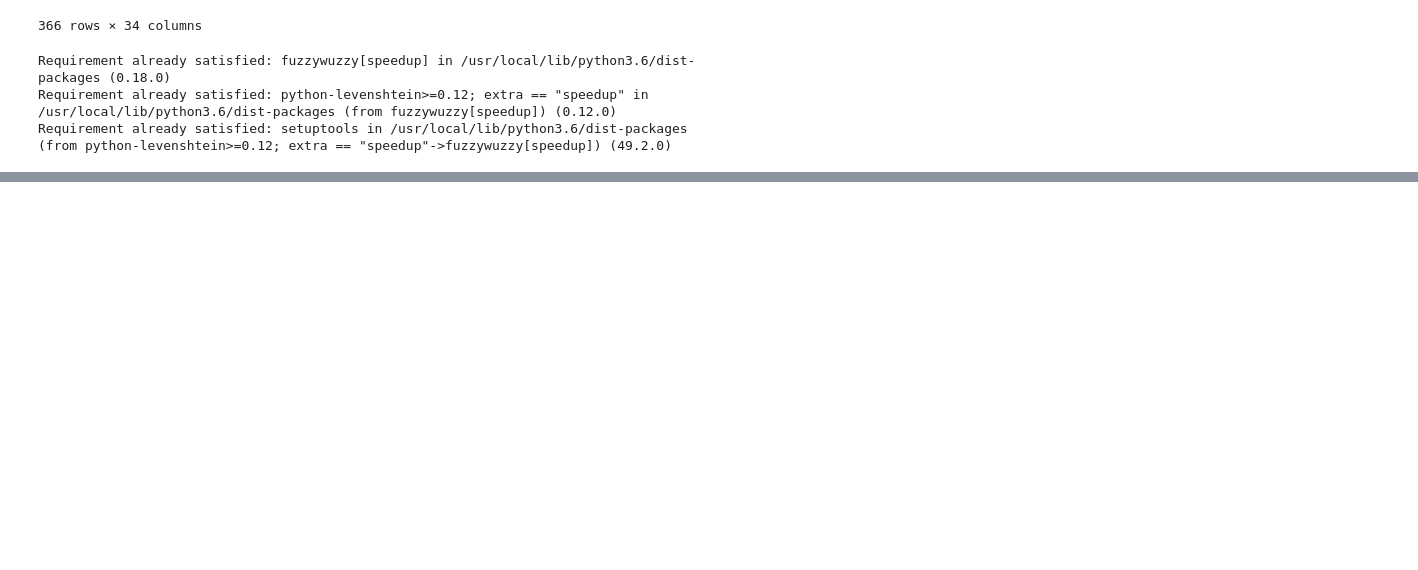
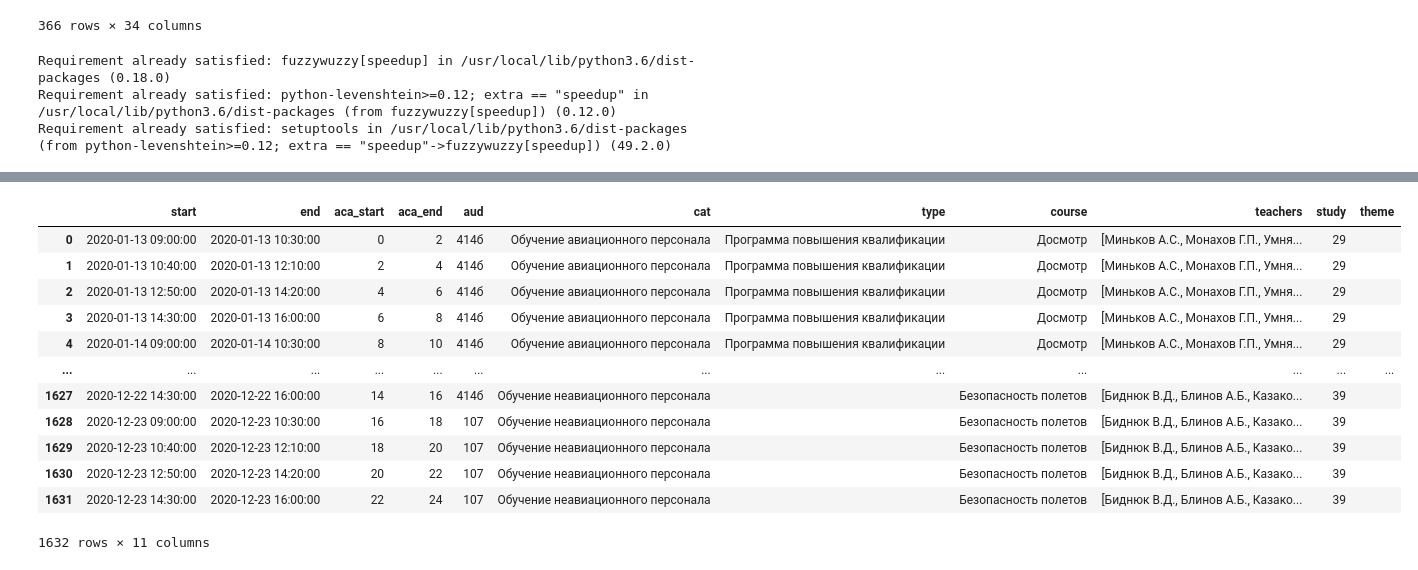
Before and after one commit to neverix/Pulkovo-Hack-Team-2020, a Jupyter notebook: Schedule.ipynb, the cells around one changed output, grey strips where cells are left out. Drawn from its saved outputs; the diff is of its cells as text; code cells hidden in the pictures; blank space fills up the shorter version.

```diff
--- a/Schedule.ipynb
+++ b/Schedule.ipynb
@@ -269,0 +438,72 @@ Requirement already satisfied: setuptools in /usr/local/lib/python3.6/dist-packa
+# %%
+from scipy.optimize import linear_sum_assignment
+
+def divide_classes(pairs):
+  new_pairs = pairs.copy()
+  # распределять надо среди параллельных пар
+  for period, group in pairs.groupby(["start", "end"]):
+    # распределяем по аудиториям
+    # clss = set(group["aud"].apply(pd.Series).stack().reset_index(drop=True))
+    # составляем матрицу совместимости кабинетов и преподов
+    weights = np.zeros((len(group), len(classes)))
+    rows = np.zeros(len(group))
+    for i, (k, grp) in enumerate(group.iterrows()):
+      for j, cls in classes.iterrows():
+        # проверяем, возможно ли вообще их совместить
+        impossible = False
+
+        # проверяем по предметам
+        study = studies.iloc[grp.study]
+        if cls["Без парт"] and not study["Без парт"]:
+          impossible = True
+        if study["Доска"] and not cls["Доска"]:
+          impossible = True
+
+        # проверяем по дисциплинам
+        disciplines = cls["Подходит для дисциплин"].lower()
+        if "все" not in disciplines:
+          check_is = True
+          if "кроме" in disciplines:
+            check_is = False
+          if (grp["cat"].lower() in disciplines) != check_is:
+            impossible = True
+
+        if impossible:
+          weight = -100
+        else:
+          # вычисляем вес
+          weight = 0
+          # проверяем по преимуществам
+          advantage = cls["Преимущество у дисциплины"]
+          if grp["cat"] in advantage or grp["course"] in advantage:
+            weight += 100
+          #.
+          if "422" in str(cls["Аудитория"]):
+            weight -= 50
+        #
+        weights[i, j] = weight
+        rows[i] = k
+    # используем венгерский алгоритм для поиска соответствий
+    _, cols = linear_sum_assignment(weights, maximize=True)
+    # задаем выбранные аудитории
+    for col, row in zip(cols, rows):
+      new_pairs.loc[row, "aud"] = classes.loc[col, "Аудитория"]
+  #
+  return new_pairs
+
+pairs_class = divide_classes(pairs_)
+pairs_class
+# %% [output]
+|  | start | end | aca_start | aca_end | aud | cat | type | course | teachers | study | theme |
+| 0 | 2020-01-13 09:00:00 | 2020-01-13 10:30:00 | 0 | 2 | 414б | Обучение авиационного персонала | Программа повышения квалификации | Досмотр | [Миньков А.С., Монахов Г.П., Умня... | 29 |  |
+| 1 | 2020-01-13 10:40:00 | 2020-01-13 12:10:00 | 2 | 4 | 414б | Обучение авиационного персонала | Программа повышения квалификации | Досмотр | [Миньков А.С., Монахов Г.П., Умня... | 29 |  |
+| 2 | 2020-01-13 12:50:00 | 2020-01-13 14:20:00 | 4 | 6 | 414б | Обучение авиационного персонала | Программа повышения квалификации | Досмотр | [Миньков А.С., Монахов Г.П., Умня... | 29 |  |
+| 3 | 2020-01-13 14:30:00 | 2020-01-13 16:00:00 | 6 | 8 | 414б | Обучение авиационного персонала | Программа повышения квалификации | Досмотр | [Миньков А.С., Монахов Г.П., Умня... | 29 |  |
+| 4 | 2020-01-14 09:00:00 | 2020-01-14 10:30:00 | 8 | 10 | 414б | Обучение авиационного персонала | Программа повышения квалификации | Досмотр | [Миньков А.С., Монахов Г.П., Умня... | 29 |  |
+| ... | ... | ... | ... | ... | ... | ... | ... | ... | ... | ... | ... |
+| 1627 | 2020-12-22 14:30:00 | 2020-12-22 16:00:00 | 14 | 16 | 414б | Обучение неавиационного персонала |  | Безопасность полетов | [Биднюк В.Д., Блинов А.Б., Казако... | 39 |  |
+| 1628 | 2020-12-23 09:00:00 | 2020-12-23 10:30:00 | 16 | 18 | 107 | Обучение неавиационного персонала |  | Безопасность полетов | [Биднюк В.Д., Блинов А.Б., Казако... | 39 |  |
+| 1629 | 2020-12-23 10:40:00 | 2020-12-23 12:10:00 | 18 | 20 | 107 | Обучение неавиационного персонала |  | Безопасность полетов | [Биднюк В.Д., Блинов А.Б., Казако... | 39 |  |
+| 1630 | 2020-12-23 12:50:00 | 2020-12-23 14:20:00 | 20 | 22 | 107 | Обучение неавиационного персонала |  | Безопасность полетов | [Биднюк В.Д., Блинов А.Б., Казако... | 39 |  |
+| 1631 | 2020-12-23 14:30:00 | 2020-12-23 16:00:00 | 22 | 24 | 107 | Обучение неавиационного персонала |  | Безопасность полетов | [Биднюк В.Д., Блинов А.Б., Казако... | 39 |  |
+1632 rows × 11 columns
```
Also changed, not shown: parts of 17 cells of this notebook.
